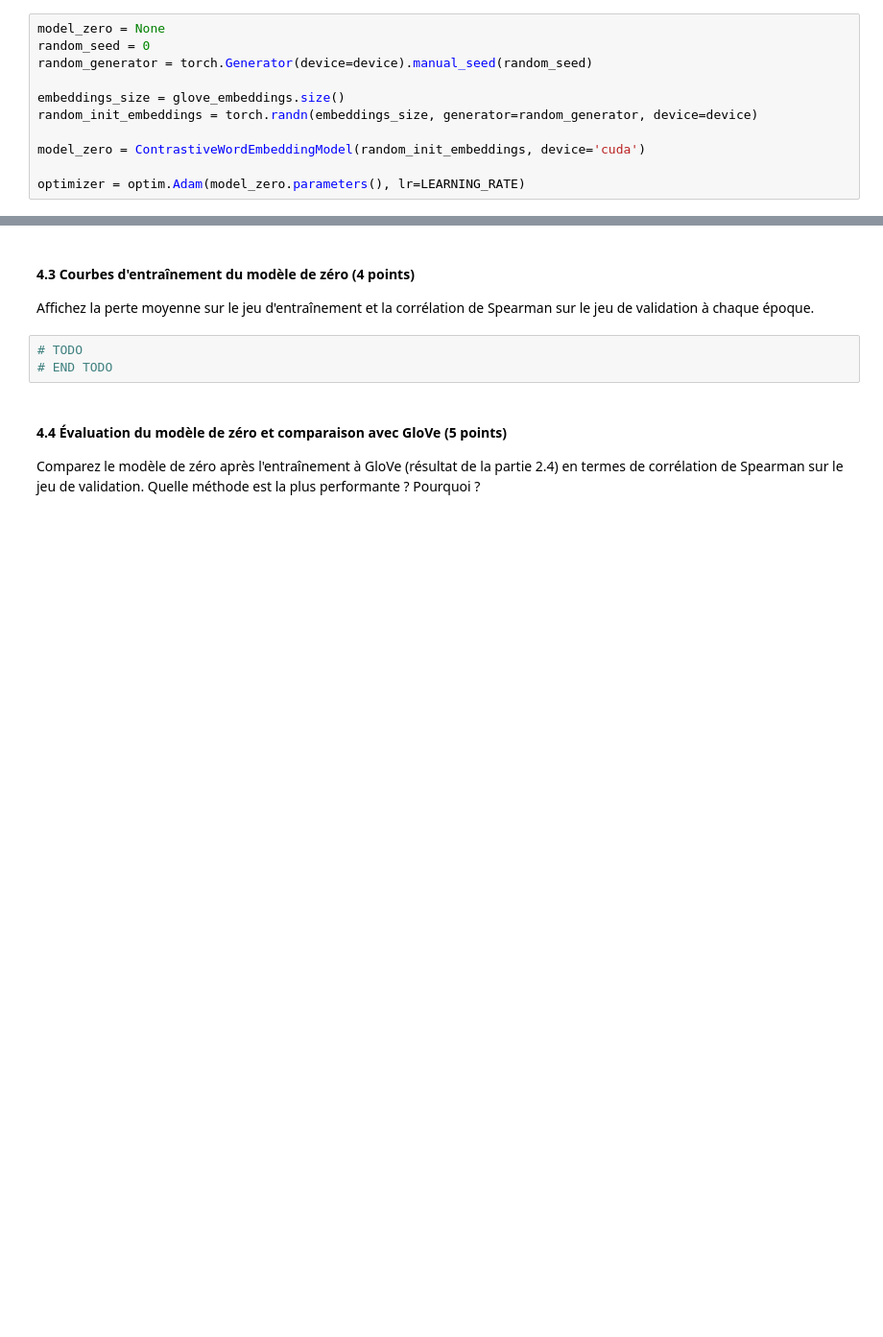
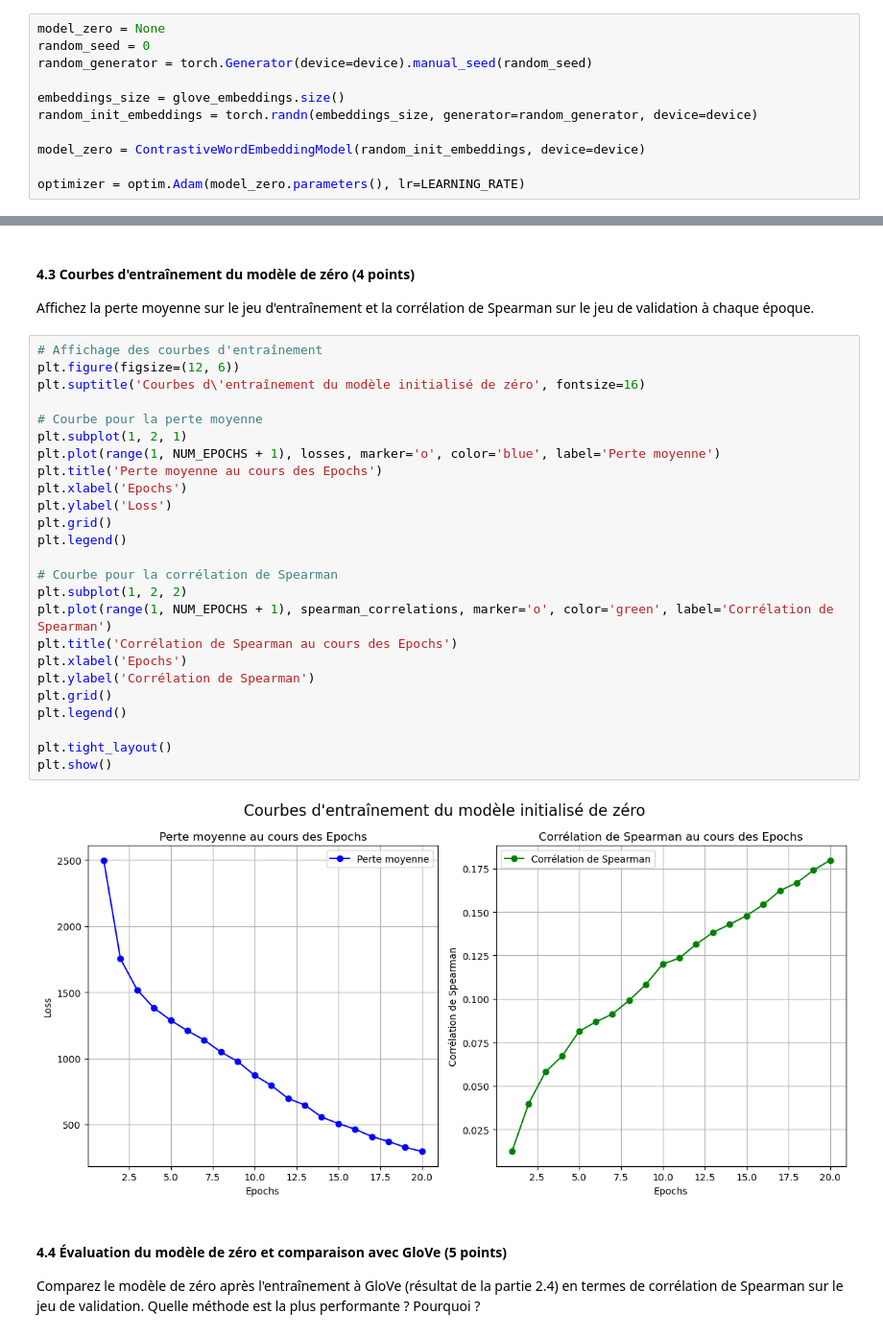
Before and after one commit to mohamedali05/TP_INF8460, a Jupyter notebook: TP_2/inf8460_A24_TP2_Enoncév2.ipynb, the cells around one changed output, grey strips where cells are left out. Shown at 96% size. Cells and saved outputs as stored; diff of their text form; blank space fills up the shorter version.

```diff
--- a/TP_2/inf8460_A24_TP2_Enoncév2.ipynb
+++ b/TP_2/inf8460_A24_TP2_Enoncév2.ipynb
@@ -887,7 +871,7 @@ random_generator = torch.Generator(device=device).manual_seed(random_seed)
 embeddings_size = glove_embeddings.size()
 random_init_embeddings = torch.randn(embeddings_size, generator=random_generator, device=device)
 
-model_zero = ContrastiveWordEmbeddingModel(random_init_embeddings, device='cuda')
+model_zero = ContrastiveWordEmbeddingModel(random_init_embeddings, device=device)
 
 optimizer = optim.Adam(model_zero.parameters(), lr=LEARNING_RATE)
 # %% [markdown]
@@ -954,9 +945,33 @@ KeyboardInterrupt:
 #### 4.3 Courbes d'entraînement du modèle de zéro (4 points)
 
 Affichez la perte moyenne sur le jeu d'entraînement et la corrélation de Spearman sur le jeu de validation à chaque époque.
-# %%
-# TODO
-# END TODO
+# %%
+# Affichage des courbes d'entraînement
+plt.figure(figsize=(12, 6))
+plt.suptitle('Courbes d\'entraînement du modèle initialisé de zéro', fontsize=16)
+
+# Courbe pour la perte moyenne
+plt.subplot(1, 2, 1)
+plt.plot(range(1, NUM_EPOCHS + 1), losses, marker='o', color='blue', label='Perte moyenne')
+plt.title('Perte moyenne au cours des Epochs')
+plt.xlabel('Epochs')
+plt.ylabel('Loss')
+plt.grid()
+plt.legend()
+
+# Courbe pour la corrélation de Spearman
+plt.subplot(1, 2, 2)
+plt.plot(range(1, NUM_EPOCHS + 1), spearman_correlations, marker='o', color='green', label='Corrélation de Spearman')
+plt.title('Corrélation de Spearman au cours des Epochs')
+plt.xlabel('Epochs')
+plt.ylabel('Corrélation de Spearman')
+plt.grid()
+plt.legend()
+
+plt.tight_layout()
+plt.show()
+# %% [output]
+[figure, added]
 # %% [markdown]
 #### 4.4 Évaluation du modèle de zéro et comparaison avec GloVe (5 points)
 
```
Also changed, not shown: parts of 15 cells of this notebook.
